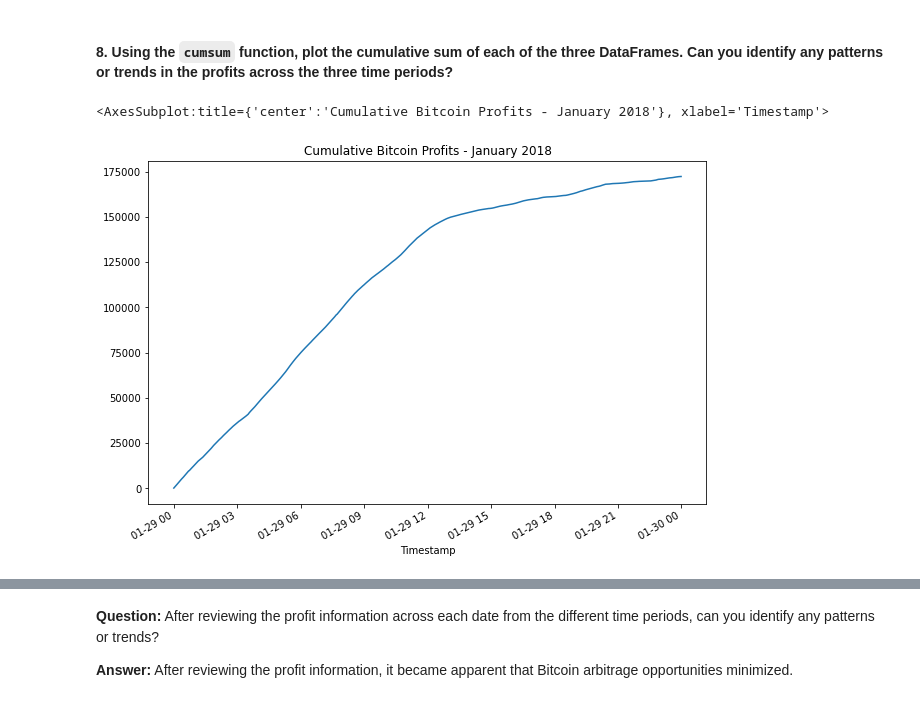
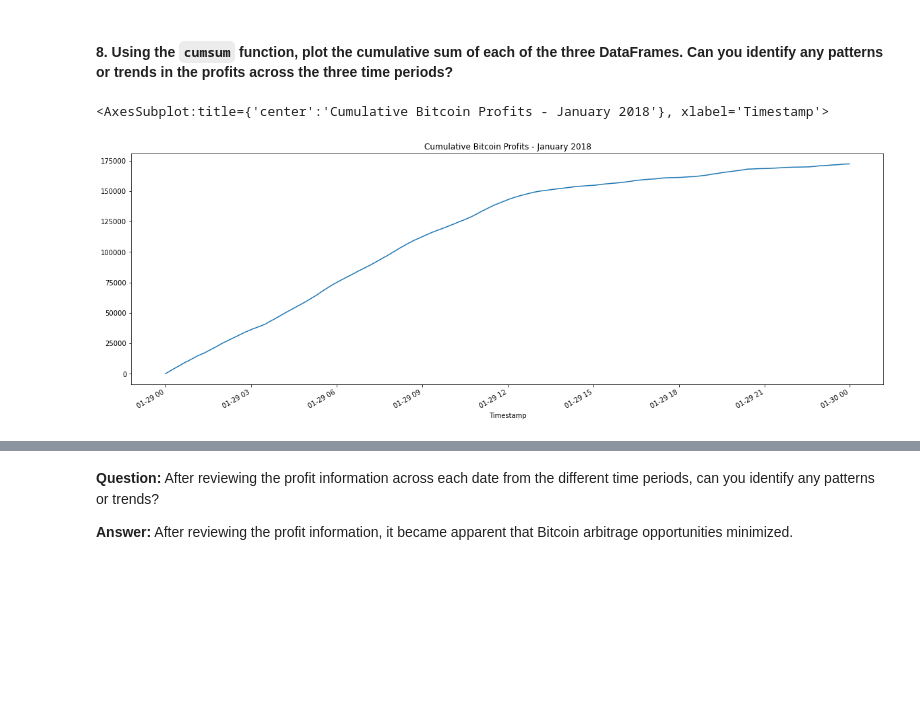
Before and after one commit to cbsandiego/crypto_arbitrage, a Jupyter notebook: crypto_arbitrage.ipynb, the cells around one changed output, grey strips where cells are left out. Saved outputs shown, nothing was run; the diff lists cells and outputs as text; code cells hidden in the pictures; blank space fills up the shorter version.

```diff
--- a/crypto_arbitrage.ipynb
+++ b/crypto_arbitrage.ipynb
@@ -950,10 +950,10 @@ profit_sum_late
 cumulative_profit_early = profit_per_trade_early.cumsum()
 # %%
 # Plot the cumulative sum of profits for the early profit per trade DataFrame
-cumulative_profit_early.plot(figsize=(10,7), title="Cumulative Bitcoin Profits - January 2018")
+cumulative_profit_early.plot(figsize = (20, 7), title="Cumulative Bitcoin Profits - January 2018")
 # %% [output]
 <AxesSubplot:title={'center':'Cumulative Bitcoin Profits - January 2018'}, xlabel='Timestamp'>
-[figure, old version]
+[figure, new version]
 # %%
 # Use the cumsum function to calculate the cumulative profits over time for the middle profit per trade DataFrame
 cumulative_profit_middle = profit_per_trade_middle.cumsum()
```
Also changed, not shown: parts of 5 cells of this notebook.
